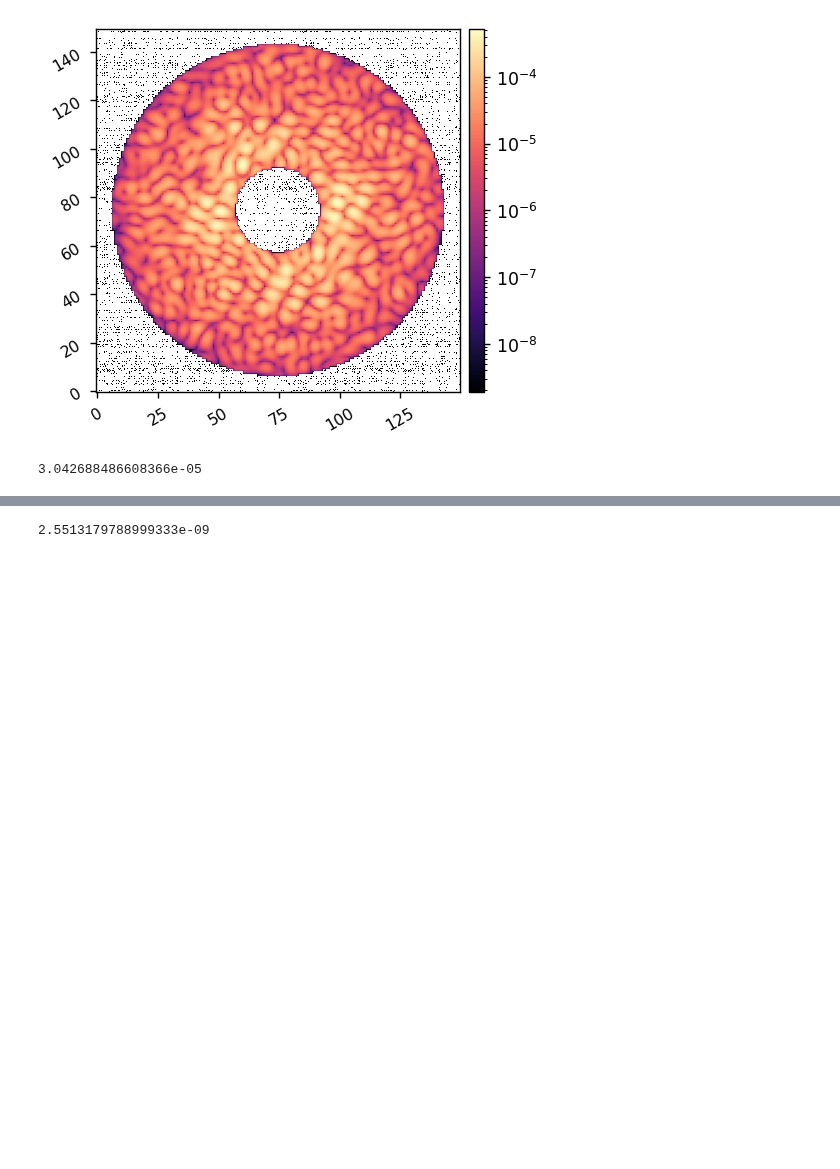
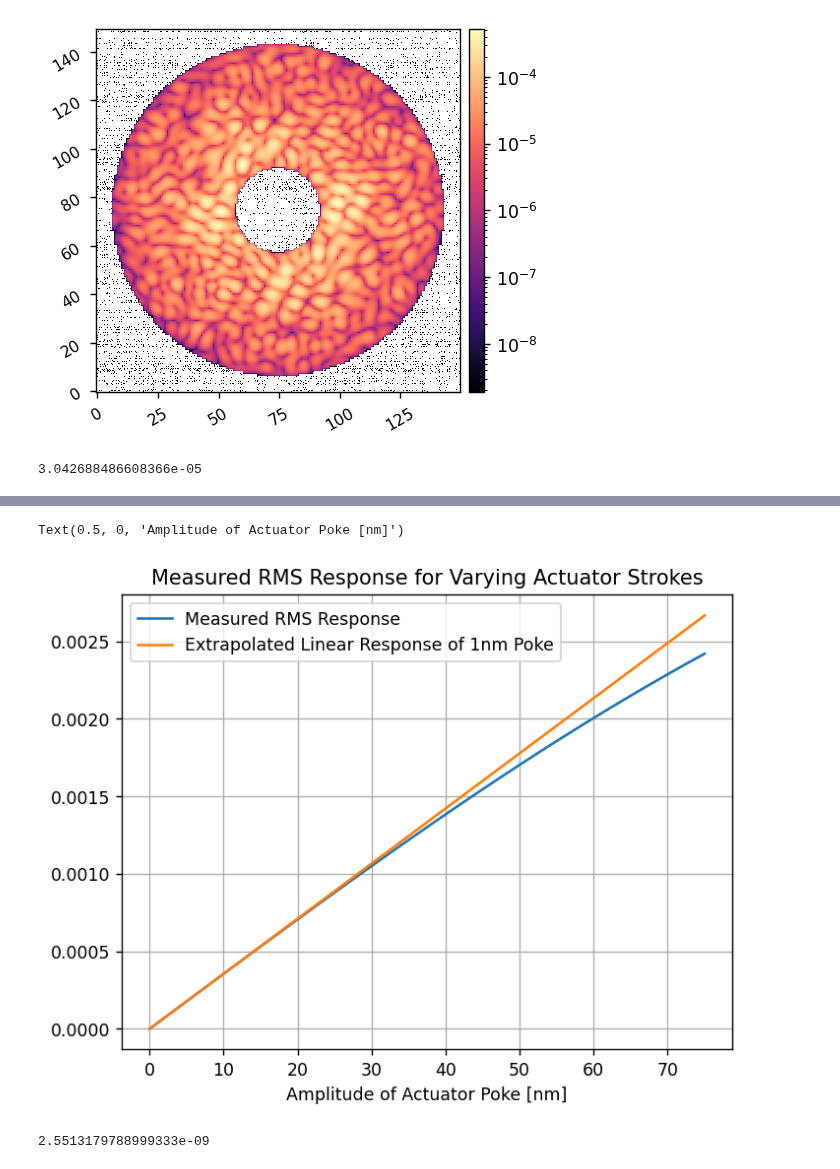
Before and after one commit to kian1377/roman-cgi-iefc, a Jupyter notebook: iefc_2dm_825_plots.ipynb, the cells around one changed output, grey strips where cells are left out. Cells and saved outputs as stored; diff of their text form; code cells hidden in the pictures; blank space fills up the shorter version.

```diff
--- a/iefc_2dm_825_plots.ipynb
+++ b/iefc_2dm_825_plots.ipynb
@@ -76,3 +101,31 @@ print(mean_ni)
+# %%
+amps = np.linspace(0, 75, 76)*1e-9
+
+rms_vals = np.zeros(len(amps))
+for i,amp in enumerate(amps):
+    mode.set_dm1(amp*command)
+    e1 = mode.calc_psf()
+    mode.set_dm1(-amp*command)
+    e2 = mode.calc_psf()
+
+    # response = (e1-e2)/(2*amp)
+    response = (e1-e2)/(2)
+    rms_vals[i] = xp.sqrt(xp.mean(xp.abs(response[control_mask])**2))
+# %%
+slope = (rms_vals[1]-rms_vals[0])/(amps[1]-amps[0])
+# %%
+import matplotlib.pyplot as plt
+
+plt.figure(dpi=125)
+plt.plot(amps*1e9, rms_vals, label='Measured RMS Response')
+plt.plot(amps*1e9, slope*amps, label='Extrapolated Linear Response of 1nm Poke')
+plt.grid()
+plt.legend()
+plt.title('Measured RMS Response for Varying Actuator Strokes')
+plt.xlabel('Amplitude of Actuator Poke [nm]')
+# %% [output]
+Text(0.5, 0, 'Amplitude of Actuator Poke [nm]')
+[figure, added]
 # %%
 date = 20230921
 date = 20231013
```
Also changed, not shown: parts of 8 cells of this notebook, 5 other files.
